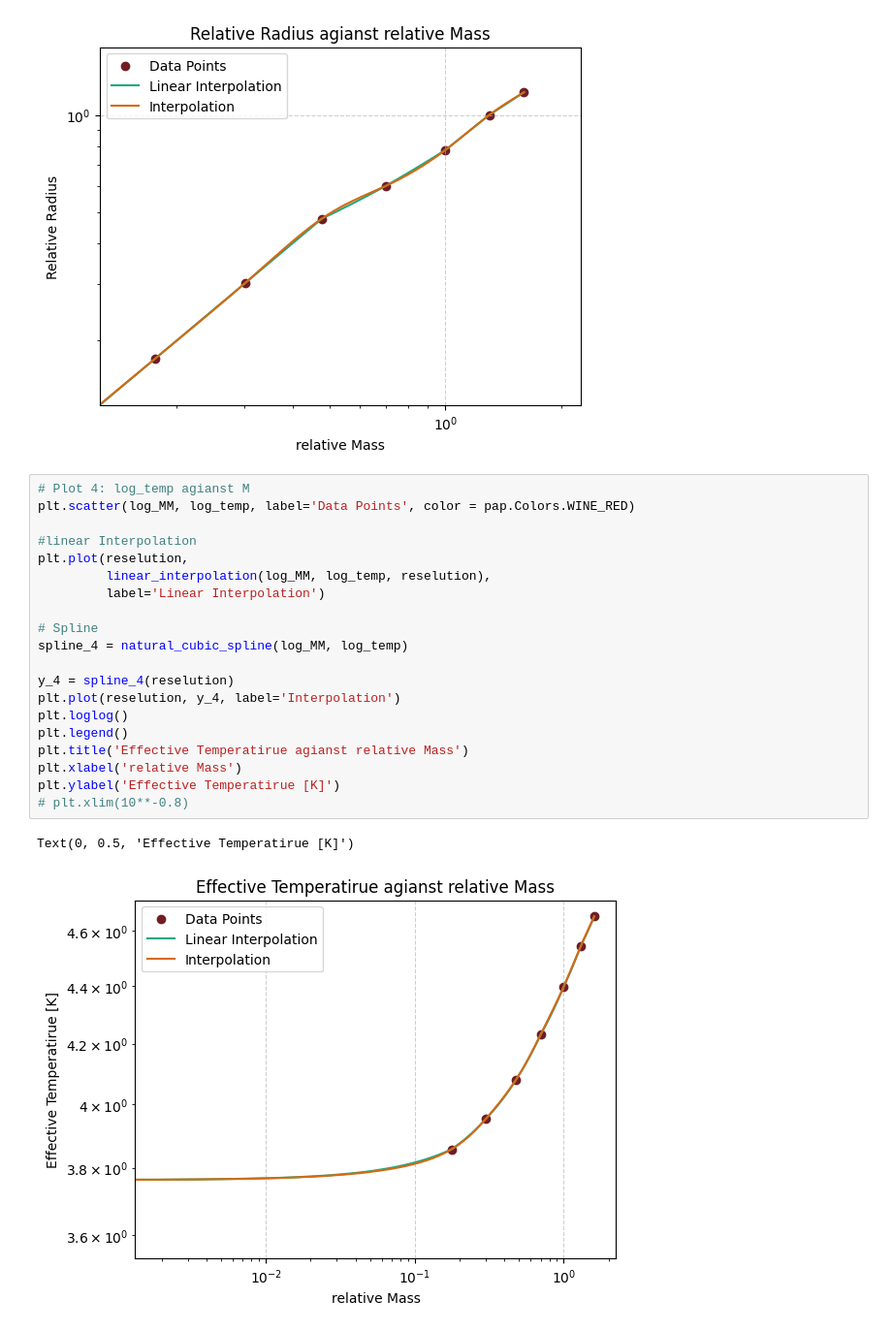
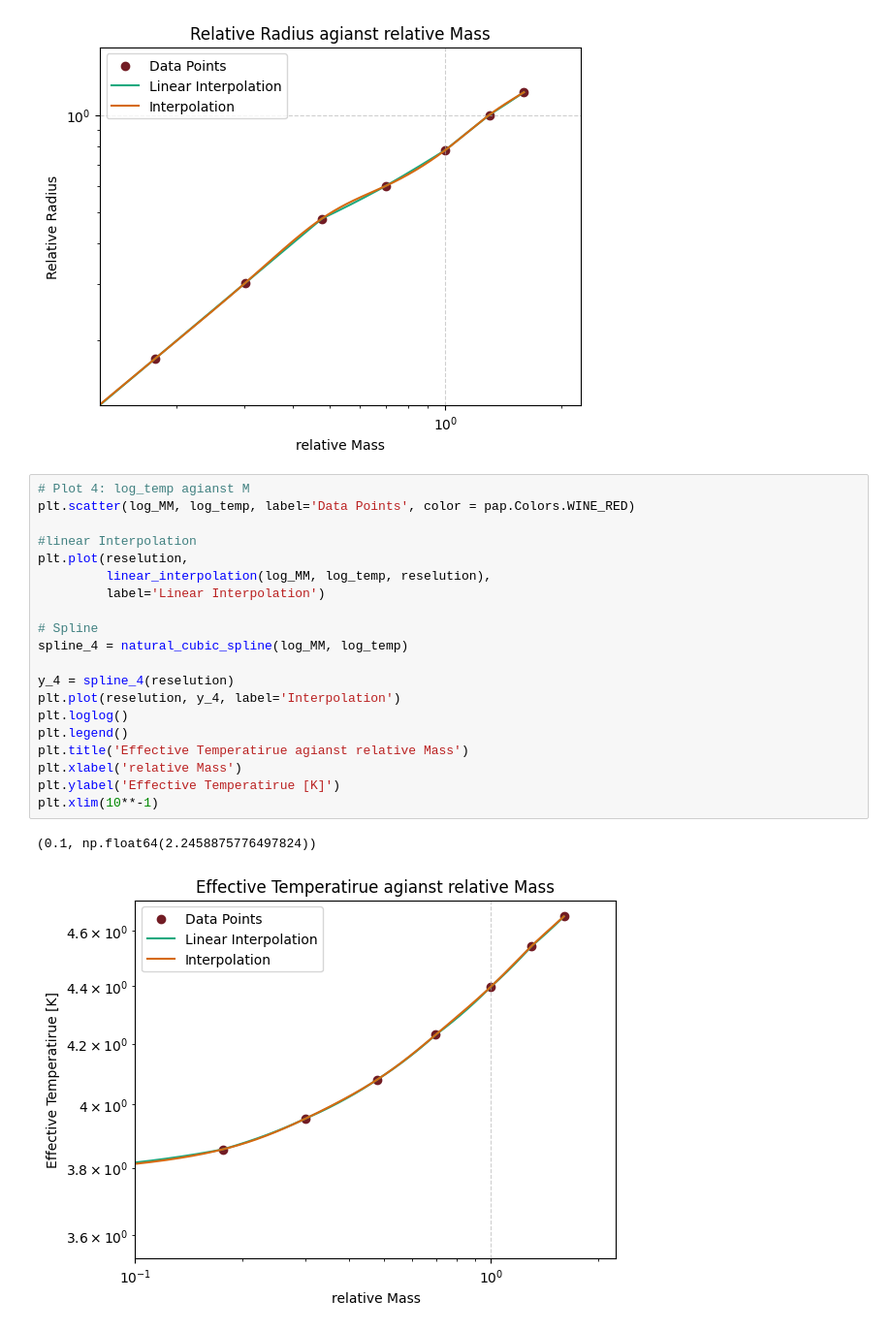
Before and after one commit to FinnZeumer/Introduction-to-Computational-Physics, a Jupyter notebook: Homework_2.ipynb, the cells around one changed output. Shown at 97% size. Saved outputs shown, nothing was run; the diff lists cells and outputs as text.

```diff
--- a/Homework_2.ipynb
+++ b/Homework_2.ipynb
@@ -590,26 +590,26 @@ plt.ylim(10**-0.9)
 # %%
 # Plot 4: log_temp agianst M
 plt.scatter(log_MM, log_temp, label='Data Points', color = pap.Colors.WINE_RED)
 
 #linear Interpolation
 plt.plot(reselution,
          linear_interpolation(log_MM, log_temp, reselution),
          label='Linear Interpolation')
 
 # Spline
 spline_4 = natural_cubic_spline(log_MM, log_temp)
 
 y_4 = spline_4(reselution)
 plt.plot(reselution, y_4, label='Interpolation')
 plt.loglog()
 plt.legend()
 plt.title('Effective Temperatirue agianst relative Mass')
 plt.xlabel('relative Mass')
 plt.ylabel('Effective Temperatirue [K]')
-# plt.xlim(10**-0.8)
+plt.xlim(10**-1)
 # %% [output]
-Text(0, 0.5, 'Effective Temperatirue [K]')
+(0.1, np.float64(2.2458875776497824))
-[figure, old version]
+[figure, new version]
 # %%
 # Claculation back to physical properties
 
```
Also changed, not shown: parts of 11 cells of this notebook.
